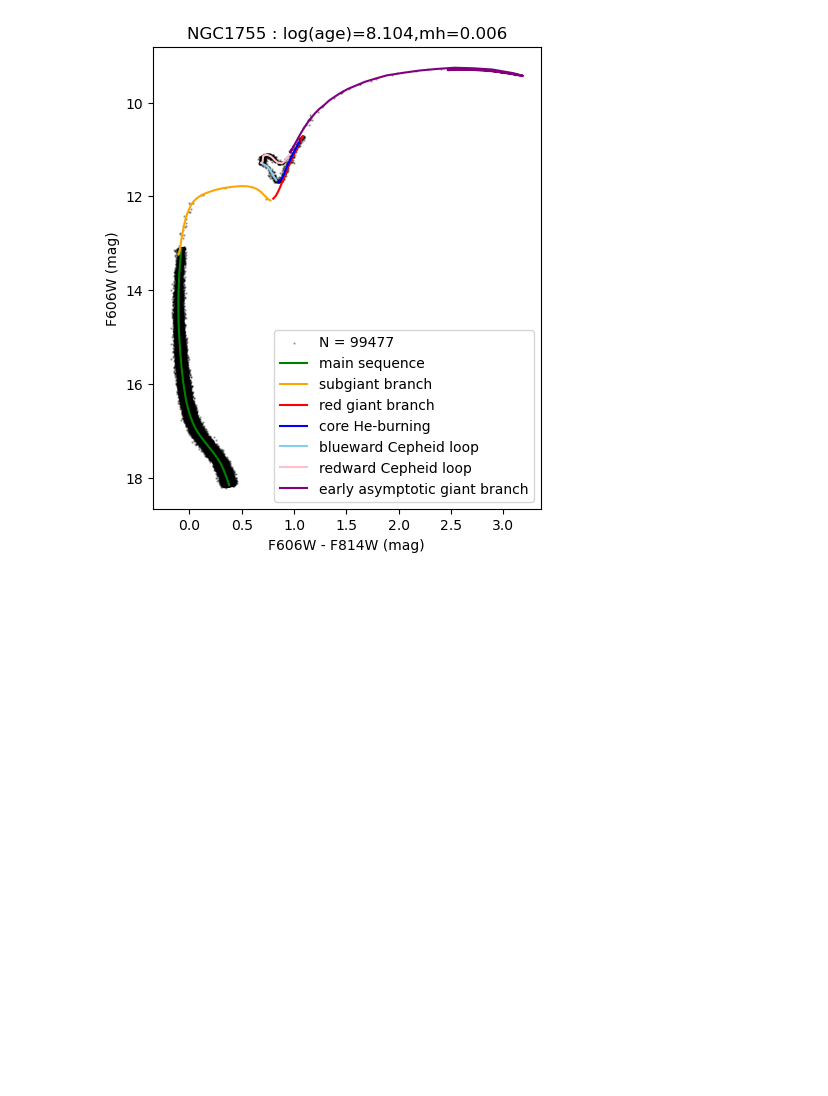
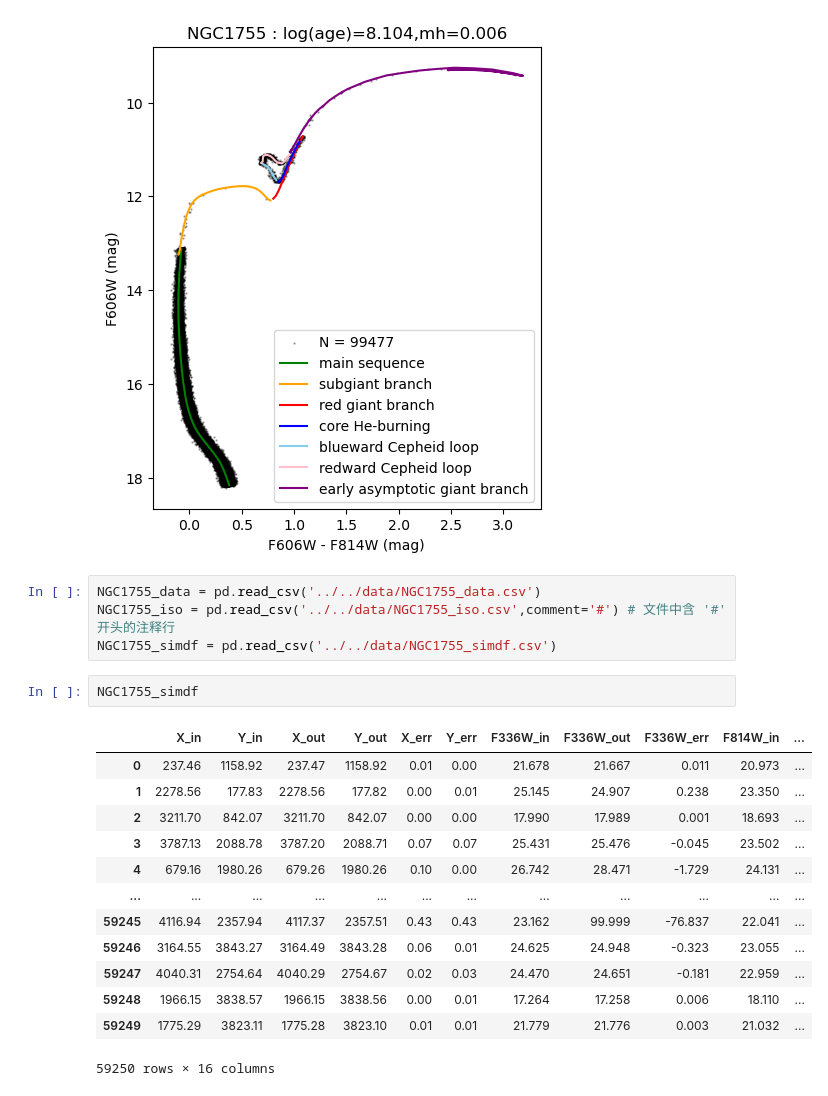
Before and after one commit to ShenYueYue-Sara/Cluster, a Jupyter notebook: code/draft/single_population.ipynb, the cells around one changed output. Cells and saved outputs as stored; diff of their text form; blank space fills up the shorter version.

```diff
--- a/code/draft/single_population.ipynb
+++ b/code/draft/single_population.ipynb
@@ -196,3 +201,23 @@ ax.set_ylabel("F606W (mag)")
 # %% [output]
 Text(0, 0.5, 'F606W (mag)')
 [figure]
+# %%
+NGC1755_data = pd.read_csv('../../data/NGC1755_data.csv')
+NGC1755_iso = pd.read_csv('../../data/NGC1755_iso.csv',comment='#') # 文件中含 '#' 开头的注释行
+NGC1755_simdf = pd.read_csv('../../data/NGC1755_simdf.csv')
+# %%
+NGC1755_simdf
+# %% [output]
+|  | X_in | Y_in | X_out | Y_out | X_err | Y_err | F336W_in | F336W_out | F336W_err | F814W_in | ... |
+| 0 | 237.46 | 1158.92 | 237.47 | 1158.92 | 0.01 | 0.00 | 21.678 | 21.667 | 0.011 | 20.973 | ... |
+| 1 | 2278.56 | 177.83 | 2278.56 | 177.82 | 0.00 | 0.01 | 25.145 | 24.907 | 0.238 | 23.350 | ... |
+| 2 | 3211.70 | 842.07 | 3211.70 | 842.07 | 0.00 | 0.00 | 17.990 | 17.989 | 0.001 | 18.693 | ... |
+| 3 | 3787.13 | 2088.78 | 3787.20 | 2088.71 | 0.07 | 0.07 | 25.431 | 25.476 | -0.045 | 23.502 | ... |
+| 4 | 679.16 | 1980.26 | 679.26 | 1980.26 | 0.10 | 0.00 | 26.742 | 28.471 | -1.729 | 24.131 | ... |
+| ... | ... | ... | ... | ... | ... | ... | ... | ... | ... | ... | ... |
+| 59245 | 4116.94 | 2357.94 | 4117.37 | 2357.51 | 0.43 | 0.43 | 23.162 | 99.999 | -76.837 | 22.041 | ... |
+| 59246 | 3164.55 | 3843.27 | 3164.49 | 3843.28 | 0.06 | 0.01 | 24.625 | 24.948 | -0.323 | 23.055 | ... |
+| 59247 | 4040.31 | 2754.64 | 4040.29 | 2754.67 | 0.02 | 0.03 | 24.470 | 24.651 | -0.181 | 22.959 | ... |
+| 59248 | 1966.15 | 3838.57 | 1966.15 | 3838.56 | 0.00 | 0.01 | 17.264 | 17.258 | 0.006 | 18.110 | ... |
+| 59249 | 1775.29 | 3823.11 | 1775.28 | 3823.10 | 0.01 | 0.01 | 21.779 | 21.776 | 0.003 | 21.032 | ... |
+59250 rows × 16 columns
```
Also changed, not shown: parts of 2 cells of this notebook.
